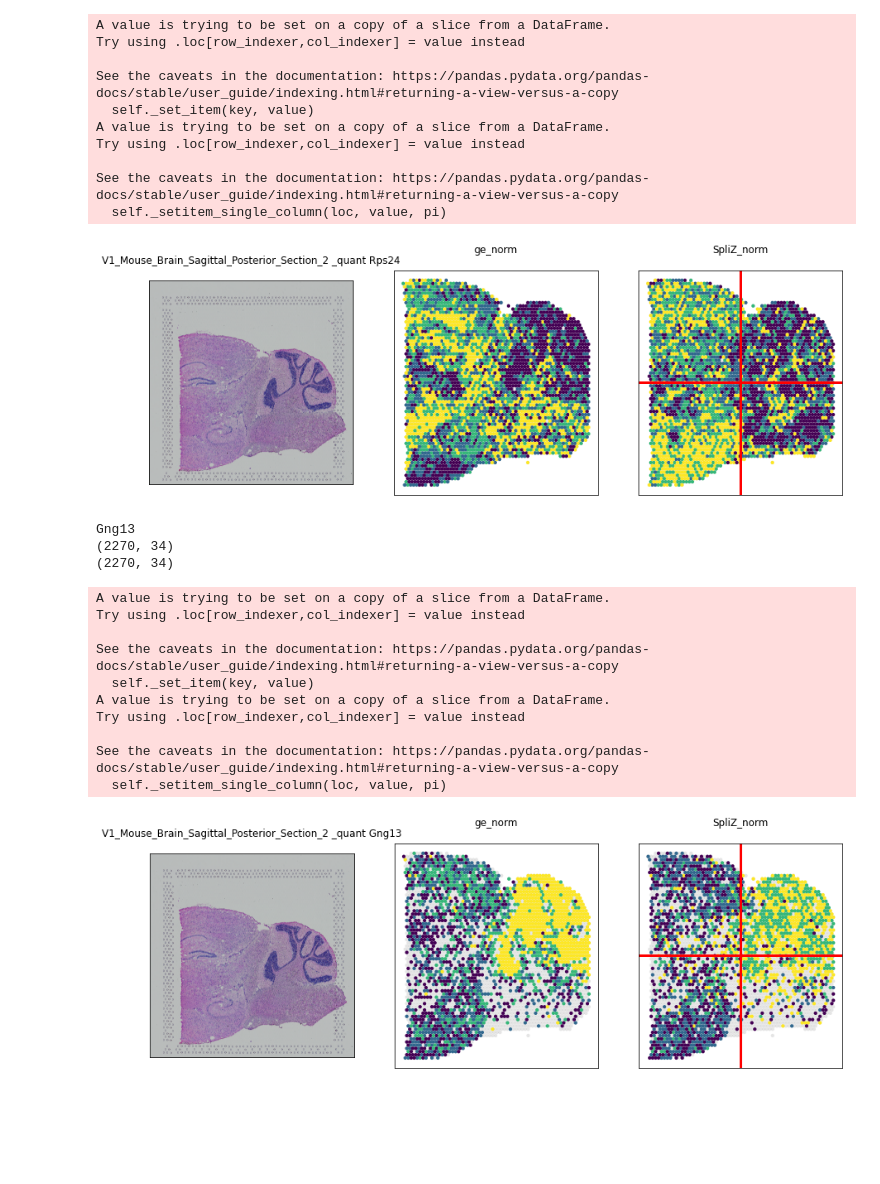
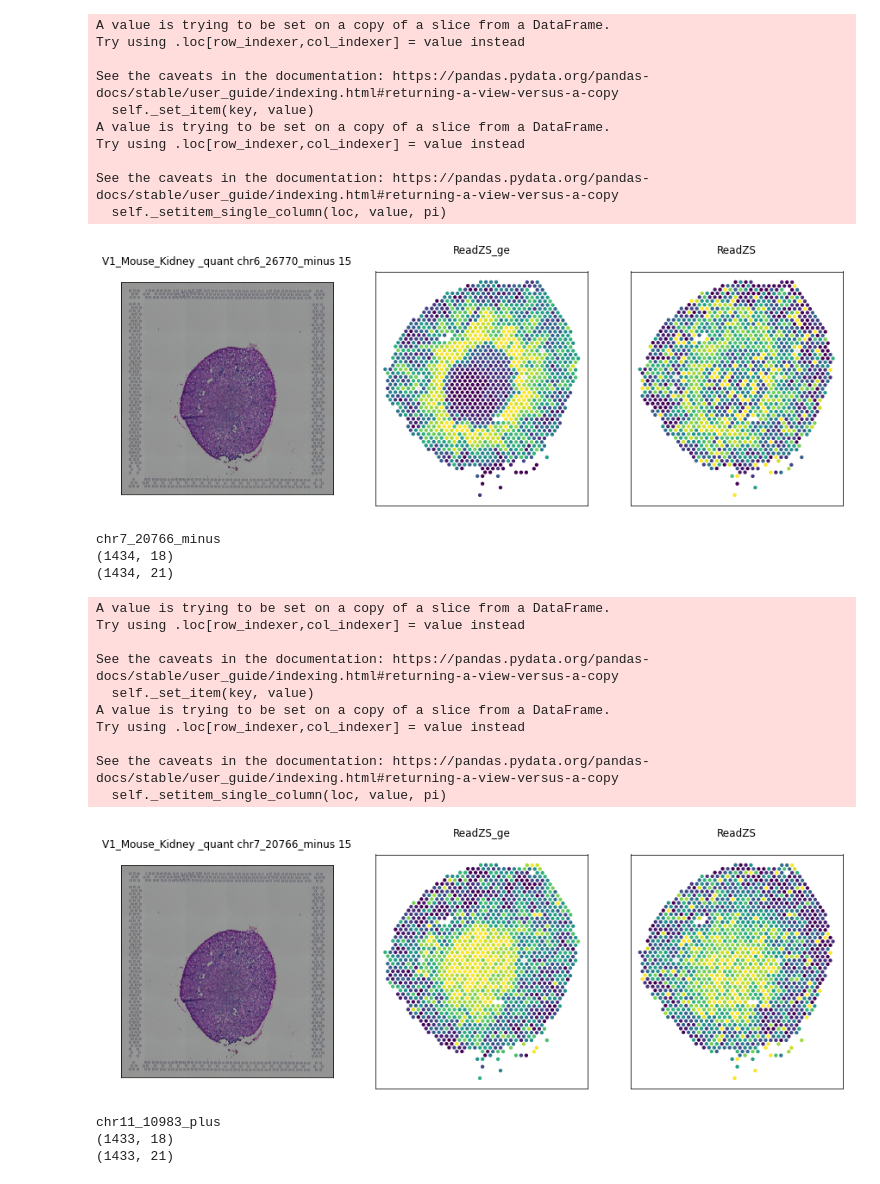
Before and after one commit to juliaolivieri/visium_analysis, a Jupyter notebook: notebooks/plot_val_ge.ipynb, the cells around one changed output. Drawn from its saved outputs; the diff is of its cells as text; code cells hidden in the pictures; blank space fills up the shorter version.

```diff
--- a/notebooks/plot_val_ge.ipynb
+++ b/notebooks/plot_val_ge.ipynb
@@ -14,9 +12,9 @@ outpath = "/oak/stanford/groups/horence/JuliaO/visium_analysis/scripts/output/is
 # %%
-# score = "ReadZS"
-# score2 = "ReadZS_ge"
+score = "ReadZS"
+score2 = "ReadZS_ge"
 
-score = "SpliZ_norm"
-score2 = "ge_norm"
+# score = "SpliZ_norm"
+# score2 = "ge_norm"
 
 # score = "ReadZS_norm"
 # score2 = "ReadZS_ge_norm"
@@ -25,11 +23,11 @@ scores = pd.read_csv("output/make_samplesheet/scores.csv",index_col=0)
 srow = scores.loc[score]
 srow2 = scores.loc[score2]
 
-# dataname = "V1_Mouse_Kidney"
+dataname = "V1_Mouse_Kidney"
 # dataname = "V1_Mouse_Brain_Sagittal_Anterior"
 # dataname = "V1_Mouse_Brain_Sagittal_Anterior_Section_2"
 # dataname = "V1_Mouse_Brain_Sagittal_Posterior"
-dataname = "V1_Mouse_Brain_Sagittal_Posterior_Section_2"
+# dataname = "V1_Mouse_Brain_Sagittal_Posterior_Section_2"
 # dataname = "Visium_FFPE_Human_Prostate_Acinar_Cell_Carcinoma"
 # dataname = "Visium_FFPE_Mouse_Kidney"
 # dataname = "Visium_FFPE_Human_Prostate_IF"
@@ -125,8 +123,8 @@ graydf = spliz_df.drop_duplicates(srow["cellid"])
 # %%
 
 # grouping_level_2 = "circle"
-grouping_level_2 = "quadrant"
-
+# grouping_level_2 = "quadrant"
+grouping_level_2 = ""
 thresh = 0
 upper = 1
 lower = 0
@@ -134,6 +132,7 @@ palette0 = "viridis"
 palette1 = "viridis"
 palette2 = "vlag"
 legval = True
+num_quant = 15
 show_image = True
 # suffs = ["","_quant"]
 suffs = ["_quant"]
@@ -142,22 +141,13 @@ xhalf = (graydf["plot_xcoord"].max() - graydf["plot_xcoord"].min())/2 + graydf["
 yhalf = (graydf["plot_ycoord"].max() - graydf["plot_ycoord"].min())/2 + graydf["plot_ycoord"].min()
 radius = ((xhalf - graydf["plot_xcoord"].min())/2 + (yhalf - graydf["plot_ycoord"].min())/2)/2
 
-# for gene in ["Rps24","Myl6","Atp5c1","Cox6a1"]:
-# for gene in ['Cox7c', 'Fxyd2', 'Myl6', 'Mrpl13', 'Mcee', 'Rps24']:
-# for gene in ['Gas5', 'Gng13', 'Ptgds', 'Rps24', 'Myl6']:
-for gene in ["Myl6","Rps24","Gng13"]:
-# for gene in ["Myl6","Rps24","Hint2","Ptgds","Gm1673"]:
-# for gene in ["Rps16","Rps24","Mrpl13","Myl6","Mcee","Hint3","Tmem205"]:
-# for gene in ["chr12_11221_minus","chr6_6373_plus"]:
-# for gene in list(spliz_df["window"].head(10)):
+if dataname == "V1_Mouse_Kidney":
+  size = 10
+else:
+  size = 3
 
-# for gene in ising[ising["perm_pvals_adj"] < 0.05].sort_values("score_cont",ascending=False).head(20)[srow["genecol"]]:
-# for gene in corr[corr["pval_pixval_adj"] < 0.05][srow["genecol"]]:
-# for gene in ["R"]
-# for gene in ["chr10_25699_minus",'chr14_4898_plus','chr14_4899_plus','chr14_4900_plus',"chr8_852_minus","chr7_25404_minus","chr8_11013_plus","chr4_23431_minus","chr4_27692_plus","chr12_14443_minus","chr1_32888_minus"]:
-# for gene in ['chr9_22437_minus','chr7_24527_plus','chr11_24001_plus','chr18_12198_plus','chr9_15012_plus','chr3_27388_plus','chr4_27692_plus','chr12_21913_plus','chr3_18123_plus','chr8_11013_plus']:
-# for gene in ['chr7_4994_minus','chr18_6195_minus','chr5_22885_plus','chr4_8188_minus','chr1_12629_minus','chr1_26211_minus','chr18_7281_minus','chr10_15686_plus','chr2_31079_minus','chr5_27159_plus']:
-#   for gene in spliz_df2["window"].value_counts().head(10).index:
+# for gene in ["Myl6","Rps24","Gng13"]:
+for gene in ["chr11_6460_plus","chr6_26770_minus","chr7_20766_minus","chr11_10983_plus"]:
   print(gene)
   gene_df = spliz_df[spliz_df[srow["genecol"]] == gene]
   print(gene_df.shape)
@@ -166,17 +156,20 @@ for gene in ["Myl6","Rps24","Gng13"]:
 
   if gene_df.shape[0] > thresh:
 
+
     gene_df[srow["col"] + "_quant"] = 1
 
-    gene_df.loc[gene_df[srow["col"]] > gene_df[srow["col"]].quantile(.25),srow["col"] + "_quant"] = 2
-    gene_df.loc[gene_df[srow["col"]] > gene_df[srow["col"]].quantile(.5),srow["col"] + "_quant"] = 3
-    gene_df.loc[gene_df[srow["col"]] > gene_df[srow["col"]].quantile(.75),srow["col"] + "_quant"] = 4
+    for i in range(1,num_quant):
+
+      gene_df.loc[gene_df[srow["col"]] > gene_df[srow["col"]].quantile(i/num_quant),srow["col"] + "_quant"] = i + 1
+#     gene_df.loc[gene_df[srow["col"]] > gene_df[srow["col"]].quantile(.5),srow["col"] + "_quant"] = 3
+#     gene_df.loc[gene_df[srow["col"]] > gene_df[srow["col"]].quantile(.75),srow["col"] + "_quant"] = 4
+
 
     gene_df2[srow2["col"] + "_quant"] = 1
+    for i in range(1,num_quant):
+      gene_df2.loc[gene_df2[srow2["col"]] > gene_df2[srow2["col"]].quantile(i/num_quant),srow2["col"] + "_quant"] = i + 1
 
-    gene_df2.loc[gene_df2[srow2["col"]] > gene_df2[srow2["col"]].quantile(.25),srow2["col"] + "_quant"] = 2
-    gene_df2.loc[gene_df2[srow2["col"]] > gene_df2[srow2["col"]].quantile(.5),srow2["col"] + "_quant"] = 3
-    gene_df2.loc[gene_df2[srow2["col"]] > gene_df2[srow2["col"]].quantile(.75),srow2["col"] + "_quant"] = 4
 
     gene_df[srow2["col"]] = gene_df["gene_cell"].map({x : y for x, y in zip(gene_df2["gene_cell"],gene_df2[srow2["col"]])})
     gene_df[srow2["col"] + "_quant"] = gene_df["gene_cell"].map({x : y for x, y in zip(gene_df2["gene_cell"],gene_df2[srow2["col"] + "_quant"])})
@@ -191,14 +184,14 @@ for gene in ["Myl6","Rps24","Gng13"]:
   #     sns.scatterplot(ax=axs[1],data = graydf, x=xcol, y = ycol,color="gray",alpha = alpha,size=3,linewidth=0,legend=False)
   #     sns.scatterplot(ax=axs[1],data = gene_df, x = xcol, y = ycol, hue = srow["col"],size=3,linewidth=0,palette="viridis",legend=legval)
 
-      sns.scatterplot(ax=axs[1],data = graydf, x=xcol, y = ycol,color="gray",alpha = alpha,size=3,linewidth=0,legend=False)
-      sns.scatterplot(ax=axs[1],data = gene_df2, x = xcol, y = ycol, hue = srow2["col"] + suff,size=3,linewidth=0,palette=palette0,legend=False)
+      sns.scatterplot(ax=axs[1],data = graydf, x=xcol, y = ycol,color="gray",alpha = alpha,size=size,linewidth=0,legend=False)
+      sns.scatterplot(ax=axs[1],data = gene_df2, x = xcol, y = ycol, hue = srow2["col"] + suff,size=size,linewidth=0,palette=palette0,legend=False)
       axs[1].set(xlabel=None)
       axs[1].set(ylabel=None)
       axs[1].axes.xaxis.set_visible(False)
       axs[1].axes.yaxis.set_visible(False)
-      sns.scatterplot(ax=axs[2],data = graydf, x=xcol, y = ycol,color="gray",alpha = alpha,size=3,linewidth=0,legend=False)
-      sns.scatterplot(ax=axs[2],data = gene_df, x = xcol, y = ycol, hue = srow["col"] + suff,size=3,linewidth=0,palette=palette1,legend=False)
+      sns.scatterplot(ax=axs[2],data = graydf, x=xcol, y = ycol,color="gray",alpha = alpha,size=size,linewidth=0,legend=False)
+      sns.scatterplot(ax=axs[2],data = gene_df, x = xcol, y = ycol, hue = srow["col"] + suff,size=size,linewidth=0,palette=palette1,legend=False)
       axs[2].set(xlabel=None)
       axs[2].set(ylabel=None)
 
@@ -245,11 +238,11 @@ for gene in ["Myl6","Rps24","Gng13"]:
 
 #       try:
       try:
-        axs[0].set_title("{} {} {} \n{}\n".format(dataname,suff,gene,name_dict[gene]))
+        axs[0].set_title("{} {} {} {}\n{}\n".format(dataname,suff,gene,num_quant,name_dict[gene]))
       except:
-        axs[0].set_title("{} {} {}\n".format(dataname,suff,gene))
+        axs[0].set_title("{} {} {} {}\n".format(dataname,suff,gene, num_quant))
 
 #       except:
-      plt.savefig("{}{}_{}_{}_{}{}.png".format(outpath,dataname,gene,score,score2,suff),bbox_inches="tight")
+      plt.savefig("{}{}_{}_{}_{}{}_{}.png".format(outpath,dataname,gene,score,score2,suff,num_quant),bbox_inches="tight")
       plt.show()
 # %% [output]
@@ -273,25 +266,28 @@ Rps24
 A value is trying to be set on a copy of a slice from a DataFrame.
 Try using .loc[row_indexer,col_indexer] = value instead
 
 See the caveats in the documentation: https://pandas.pydata.org/pandas-docs/stable/user_guide/indexing.html#returning-a-view-versus-a-copy
   self._set_item(key, value)
 A value is trying to be set on a copy of a slice from a DataFrame.
 Try using .loc[row_indexer,col_indexer] = value instead
 
 See the caveats in the documentation: https://pandas.pydata.org/pandas-docs/stable/user_guide/indexing.html#returning-a-view-versus-a-copy
   self._setitem_single_column(loc, value, pi)
-[figure, old version]
+[figure, new version]
-Gng13
-(2270, 34)
-(2270, 34)
+chr7_20766_minus
+(1434, 18)
+(1434, 21)
 A value is trying to be set on a copy of a slice from a DataFrame.
 Try using .loc[row_indexer,col_indexer] = value instead
 
 See the caveats in the documentation: https://pandas.pydata.org/pandas-docs/stable/user_guide/indexing.html#returning-a-view-versus-a-copy
   self._set_item(key, value)
 A value is trying to be set on a copy of a slice from a DataFrame.
 Try using .loc[row_indexer,col_indexer] = value instead
 
 See the caveats in the documentation: https://pandas.pydata.org/pandas-docs/stable/user_guide/indexing.html#returning-a-view-versus-a-copy
   self._setitem_single_column(loc, value, pi)
-[figure, old version]
+[figure, new version]
+chr11_10983_plus
+(1433, 18)
+(1433, 21)
```
Also changed, not shown: parts of 2 cells of this notebook, 8 other files.
